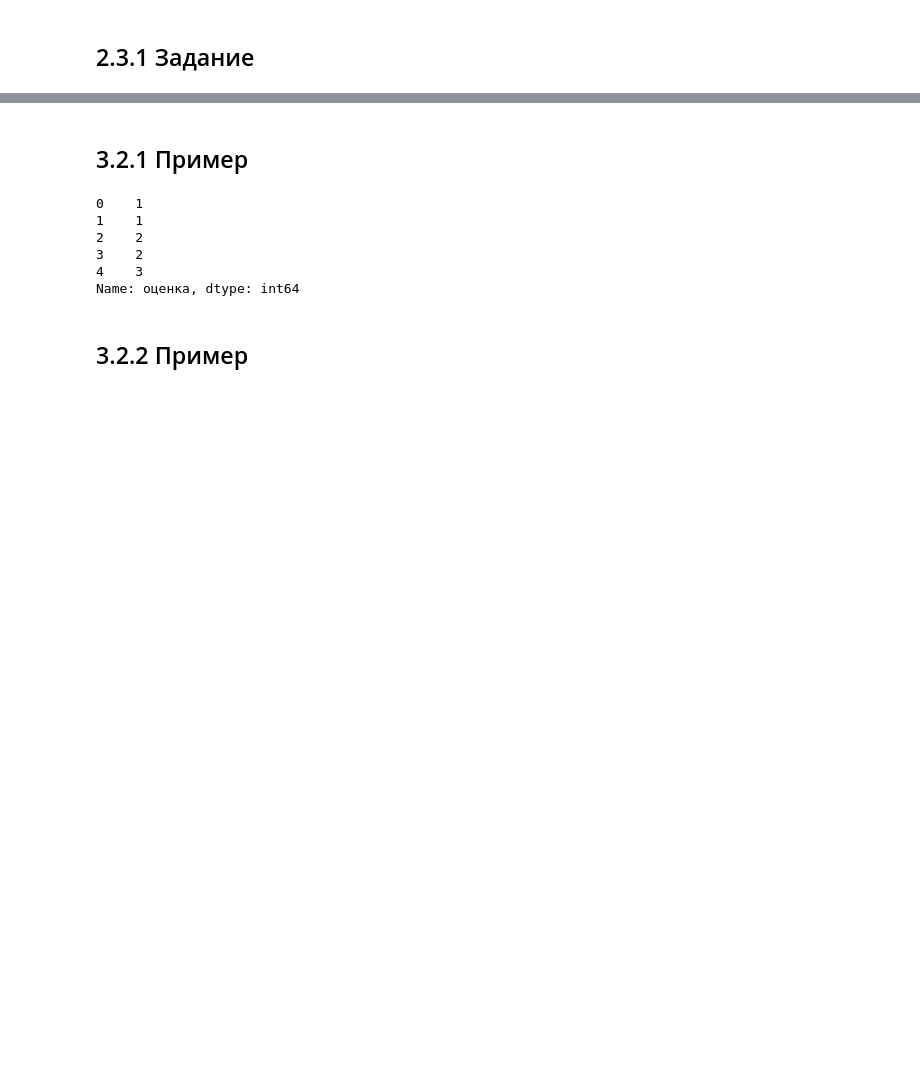
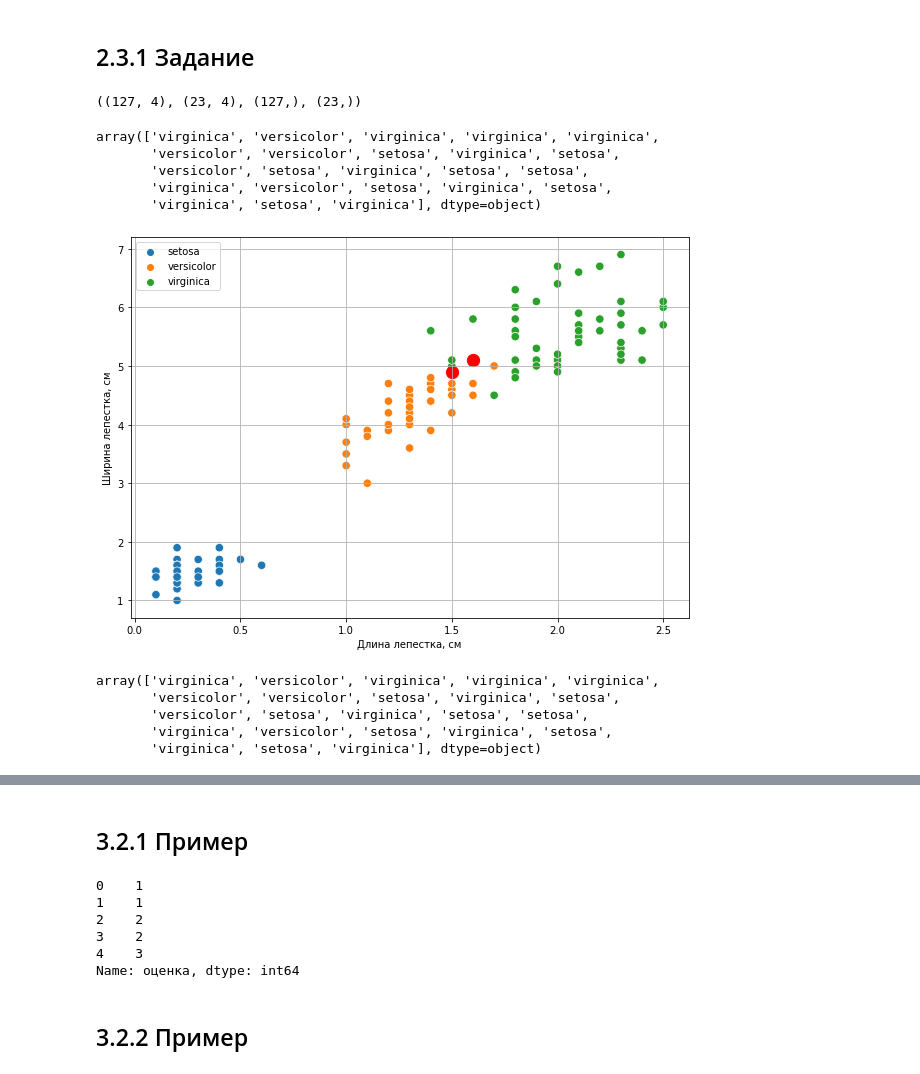
Before and after one commit to TimmmofeyD/WorkBook_AI, a Jupyter notebook: Lishchenko_Timofey_WorkBook3.ipynb, the cells around one changed output, grey strips where cells are left out. Saved outputs shown, nothing was run; the diff lists cells and outputs as text; code cells hidden in the pictures; blank space fills up the shorter version.

```diff
--- a/Lishchenko_Timofey_WorkBook3.ipynb
+++ b/Lishchenko_Timofey_WorkBook3.ipynb
@@ -397,2 +460,55 @@ accuracy: 0.967
 # %% [markdown]
 ## 2.3.1 Задание
+# %%
+x_train, x_test, y_train, y_test = train_test_split(
+    # поскольку iris это pandas-таблица, для нее нужно указать iloc
+    iris.iloc[:, :-1], # берем все колонки кроме последней в признаки
+    iris.iloc[:, -1], # последнюю в целевую переменную (класс)
+    test_size = .15 # размер тестовой выборки (15%)
+)
+x_train.shape, x_test.shape, y_train.shape, y_test.shape
+# %% [output]
+((127, 4), (23, 4), (127,), (23,))
+# %%
+# Обучим метод трех ближайших соседей
+model = KNeighborsClassifier(n_neighbors=1)
+model.fit(x_train, y_train)
+# Получим предсказания модели
+y_pred = model.predict(x_test)
+y_pred
+# %% [output]
+array(['virginica', 'versicolor', 'virginica', 'virginica', 'virginica',
+       'versicolor', 'versicolor', 'setosa', 'virginica', 'setosa',
+       'versicolor', 'setosa', 'virginica', 'setosa', 'setosa',
+       'virginica', 'versicolor', 'setosa', 'virginica', 'setosa',
+       'virginica', 'setosa', 'virginica'], dtype=object)
+# %%
+# покажем на графике, что отражает полученное число
+# Красным цветом обозначим точки, для которых классификация сработала неправильно
+plt.figure(figsize=(10, 7))
+sns.scatterplot(x='petal_width', y='petal_length', data=iris, hue='species', s=70)
+plt.xlabel("Длина лепестка, см")
+plt.ylabel("Ширина лепестка, см")
+plt.legend(loc=2)
+plt.grid()
+# Перебираем все объекты из теста
+for i in range(len(y_test)):
+    # Если предсказание неправильное
+    if np.array(y_test)[i] != y_pred[i]:
+        # То подсвечиваем точку красным
+        plt.scatter(x_test.iloc[i, 3], x_test.iloc[i, 2], color='red', s=150)
+# %% [output]
+[figure, added]
+# %%
+# Обучим метод трех ближайших соседей
+model = KNeighborsClassifier(n_neighbors=5)
+model.fit(x_train, y_train)
+# Получим предсказания модели
+y_pred = model.predict(x_test)
+y_pred
+# %% [output]
+array(['virginica', 'versicolor', 'virginica', 'virginica', 'virginica',
+       'versicolor', 'versicolor', 'setosa', 'virginica', 'setosa',
+       'versicolor', 'setosa', 'virginica', 'setosa', 'setosa',
+       'virginica', 'versicolor', 'setosa', 'virginica', 'setosa',
+       'virginica', 'setosa', 'virginica'], dtype=object)
```
Also changed, not shown: parts of 13 cells of this notebook.
